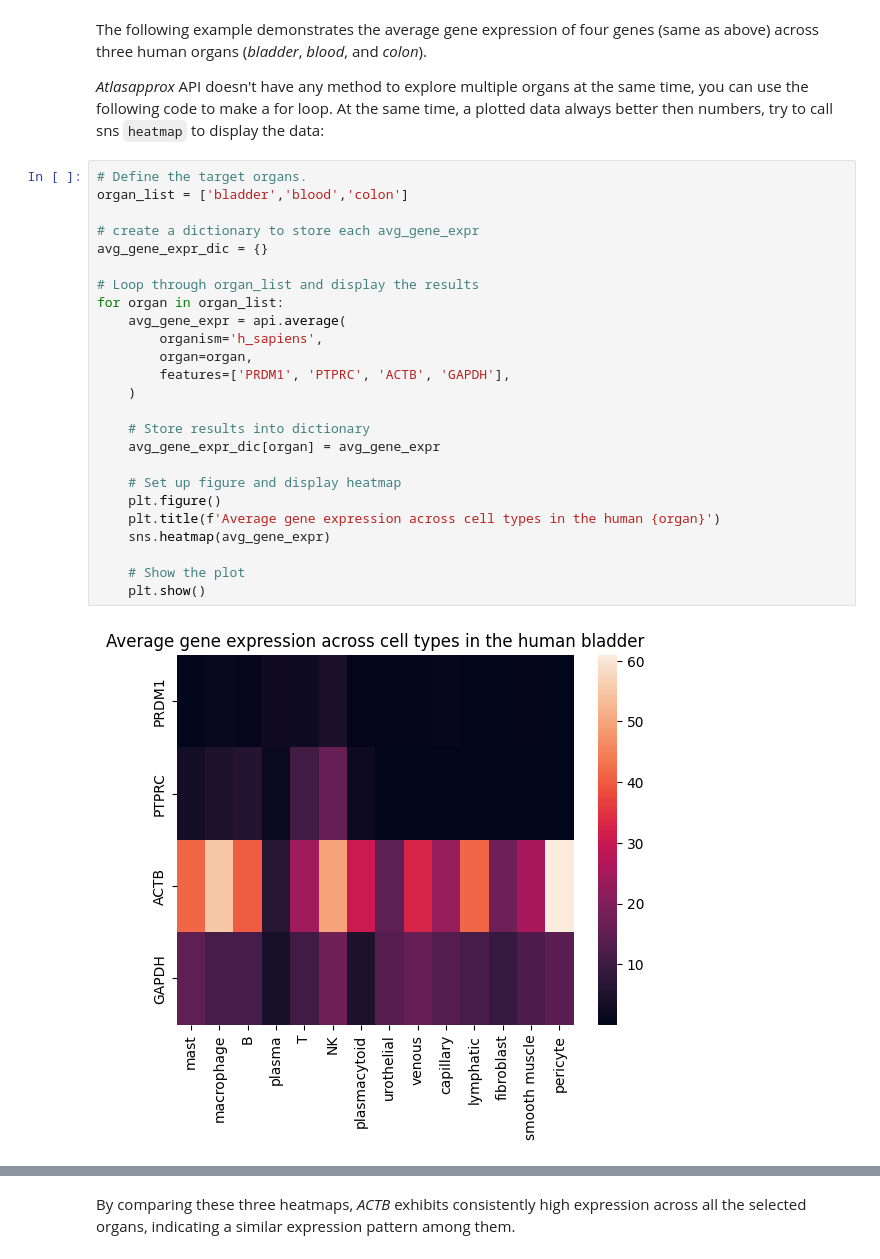
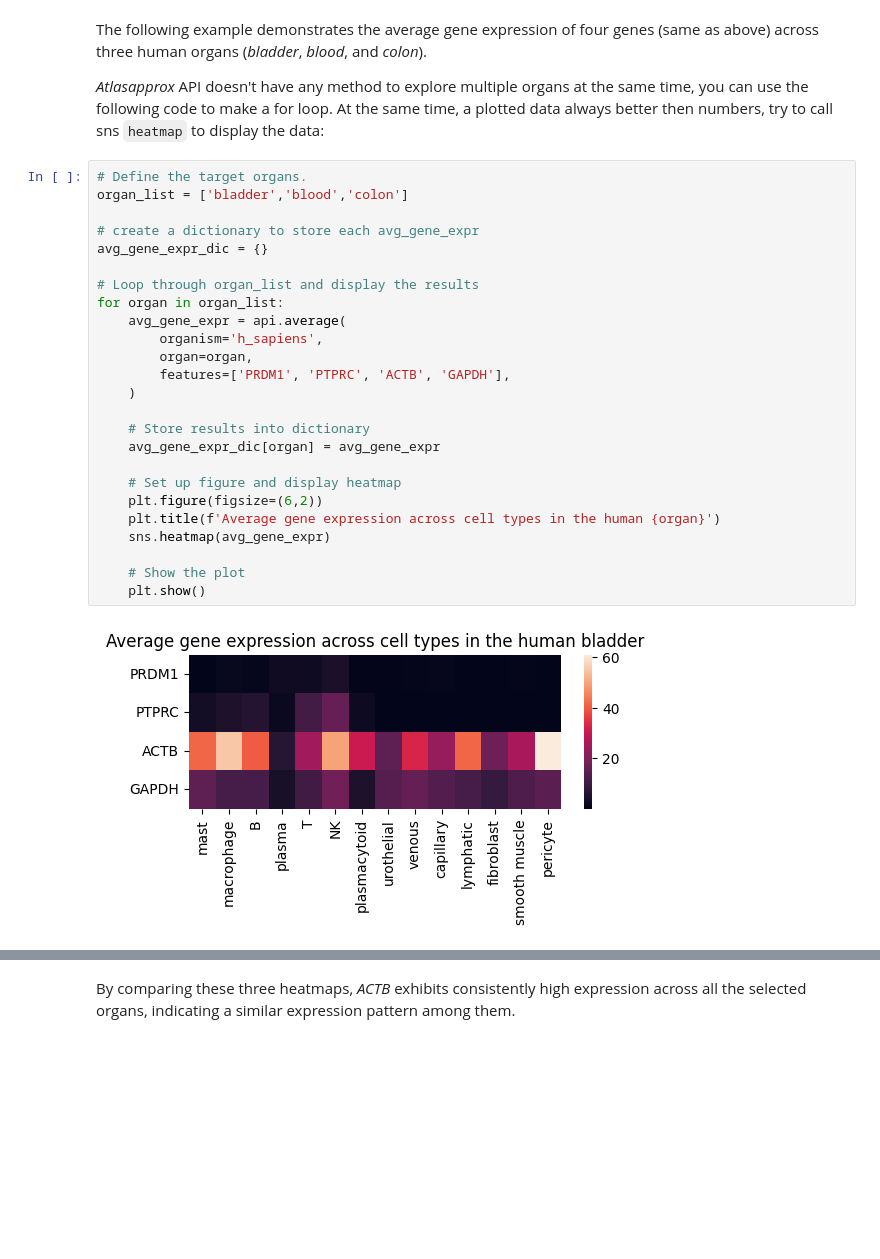
Before and after one commit to Amber-Xu914/atlasapprox_api_tutorials, a Jupyter notebook: python/explore_average_expression.ipynb, the cells around one changed output, grey strips where cells are left out. Saved outputs shown, nothing was run; the diff lists cells and outputs as text; blank space fills up the shorter version.

Commit message:
final fix, graph description

```diff
--- a/python/explore_average_expression.ipynb
+++ b/python/explore_average_expression.ipynb
@@ -115,27 +102,27 @@ The following example demonstrates the average gene expression of four genes (sa
 # %%
 # Define the target organs.
 organ_list = ['bladder','blood','colon']
 
 # create a dictionary to store each avg_gene_expr
 avg_gene_expr_dic = {}
 
 # Loop through organ_list and display the results
 for organ in organ_list:
     avg_gene_expr = api.average(
         organism='h_sapiens',
         organ=organ,
         features=['PRDM1', 'PTPRC', 'ACTB', 'GAPDH'],
     )
 
     # Store results into dictionary
     avg_gene_expr_dic[organ] = avg_gene_expr
 
     # Set up figure and display heatmap
-    plt.figure()
+    plt.figure(figsize=(6,2))
     plt.title(f'Average gene expression across cell types in the human {organ}')
     sns.heatmap(avg_gene_expr)
 
     # Show the plot
     plt.show()
 # %% [output]
-[figure, old version]
+[figure, new version]
```
Also changed, not shown: parts of 16 cells of this notebook.
